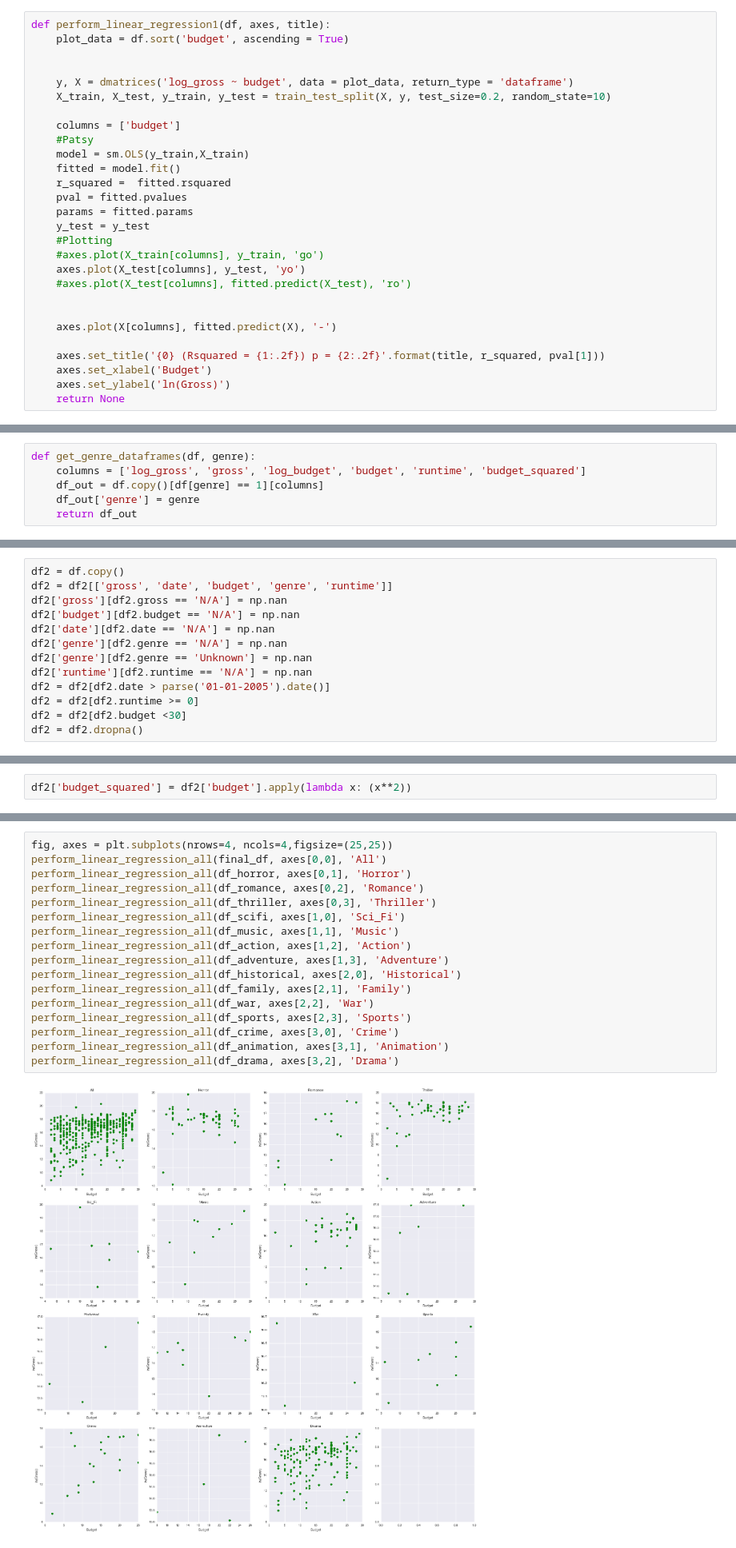
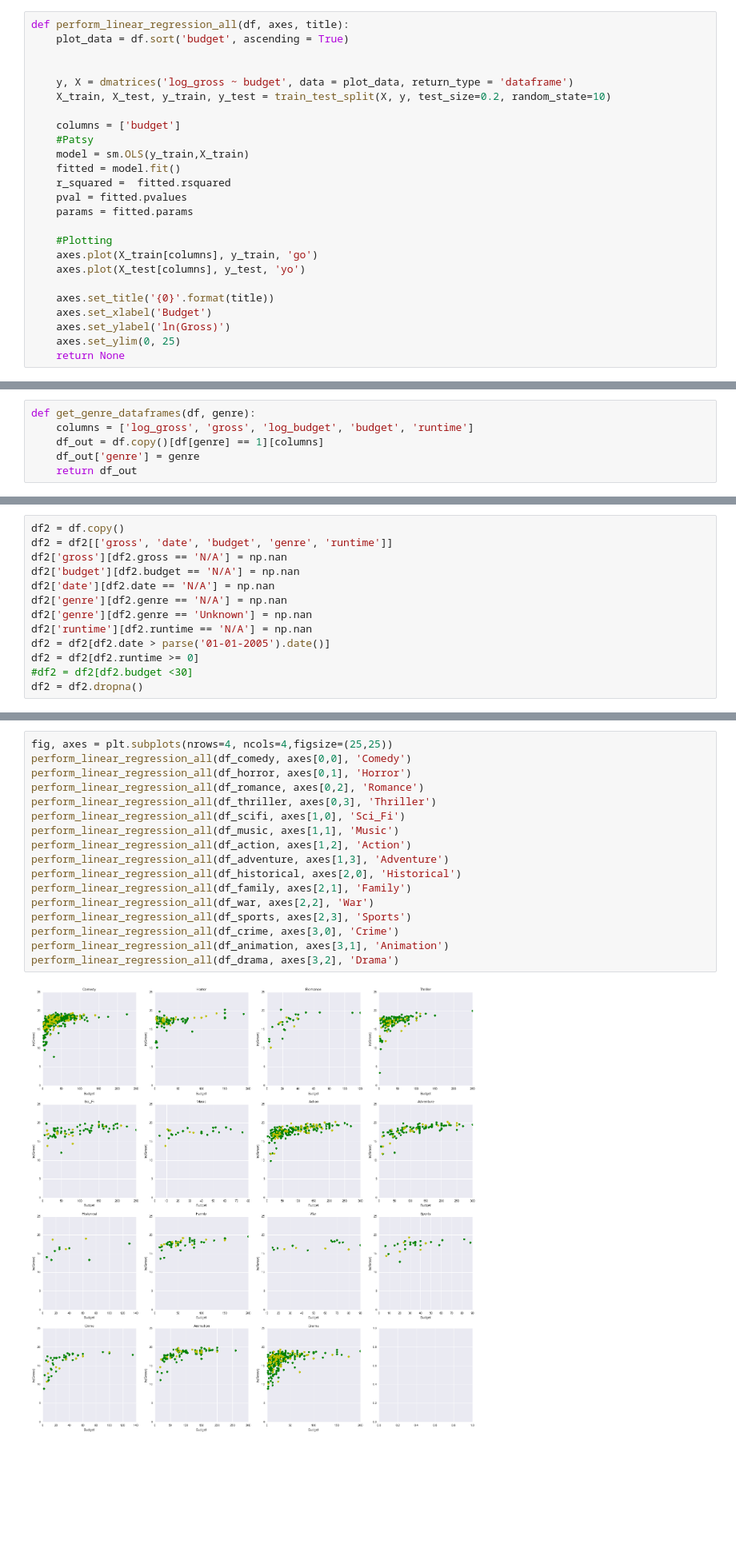
Before and after one commit to jkeung/Movies_Analysis, a Jupyter notebook: output/Movie_Analysis.ipynb, the cells around one changed output, grey strips where cells are left out. Shown at 80% size. Cells and saved outputs as stored; diff of their text form; blank space fills up the shorter version.

```diff
--- a/output/Movie_Analysis.ipynb
+++ b/output/Movie_Analysis.ipynb
@@ -49,6 +79,6 @@ def perform_linear_regression(df, axes, title):
     return None
 # %%
-def perform_linear_regression1(df, axes, title):
+def perform_linear_regression_all(df, axes, title):
     plot_data = df.sort('budget', ascending = True)
 
 
@@ -62,16 +92,13 @@ def perform_linear_regression1(df, axes, title):
     r_squared =  fitted.rsquared
     pval = fitted.pvalues
     params = fitted.params
-    y_test = y_test
+
     #Plotting
-    #axes.plot(X_train[columns], y_train, 'go')
+    axes.plot(X_train[columns], y_train, 'go')
     axes.plot(X_test[columns], y_test, 'yo')
-    #axes.plot(X_test[columns], fitted.predict(X_test), 'ro')
 
-
-    axes.plot(X[columns], fitted.predict(X), '-')
-
-    axes.set_title('{0} (Rsquared = {1:.2f}) p = {2:.2f}'.format(title, r_squared, pval[1]))
+    axes.set_title('{0}'.format(title))
     axes.set_xlabel('Budget')
     axes.set_ylabel('ln(Gross)')
+    axes.set_ylim(0, 25)
     return None
@@ -103,7 +107,7 @@ def create_genre_column(df, genre):
     return df['genre'].apply(lambda x: 1 if genre in x else 0)
 # %%
 def get_genre_dataframes(df, genre):
-    columns = ['log_gross', 'gross', 'log_budget', 'budget', 'runtime', 'budget_squared']
+    columns = ['log_gross', 'gross', 'log_budget', 'budget', 'runtime']
     df_out = df.copy()[df[genre] == 1][columns]
     df_out['genre'] = genre
     return df_out
@@ -130,7 +132,7 @@ df2['genre'][df2.genre == 'Unknown'] = np.nan
 df2['runtime'][df2.runtime == 'N/A'] = np.nan
 df2 = df2[df2.date > parse('01-01-2005').date()]
 df2 = df2[df2.runtime >= 0]
-df2 = df2[df2.budget <30]
+#df2 = df2[df2.budget <30]
 df2 = df2.dropna()
 # %% [markdown]
 For budget and gross, if data is missing, populate them with the mean of all the movies
@@ -158,5 +151,3 @@ df2['log_gross'].plot(ax = axes[1], kind = 'hist', title = 'ln(Gross) Histogram'
 df2['log_runtime'] = df2['runtime'].apply(lambda x: np.log(x))
 df2['log_budget'] = df2['budget'].apply(lambda x: np.log(x))
 df2['log_gross'] = df2['gross'].apply(lambda x: np.log(x))
-# %%
-df2['budget_squared'] = df2['budget'].apply(lambda x: (x**2))
@@ -288,21 +288,21 @@ temp.sort('Average Gross', ascending = False)
 # %%
 fig, axes = plt.subplots(nrows=4, ncols=4,figsize=(25,25))
-perform_linear_regression_all(final_df, axes[0,0], 'All')
+perform_linear_regression_all(df_comedy, axes[0,0], 'Comedy')
 perform_linear_regression_all(df_horror, axes[0,1], 'Horror')
 perform_linear_regression_all(df_romance, axes[0,2], 'Romance')
 perform_linear_regression_all(df_thriller, axes[0,3], 'Thriller')
 perform_linear_regression_all(df_scifi, axes[1,0], 'Sci_Fi')
 perform_linear_regression_all(df_music, axes[1,1], 'Music')
 perform_linear_regression_all(df_action, axes[1,2], 'Action')
 perform_linear_regression_all(df_adventure, axes[1,3], 'Adventure')
 perform_linear_regression_all(df_historical, axes[2,0], 'Historical')
 perform_linear_regression_all(df_family, axes[2,1], 'Family')
 perform_linear_regression_all(df_war, axes[2,2], 'War')
 perform_linear_regression_all(df_sports, axes[2,3], 'Sports')
 perform_linear_regression_all(df_crime, axes[3,0], 'Crime')
 perform_linear_regression_all(df_animation, axes[3,1], 'Animation')
 perform_linear_regression_all(df_drama, axes[3,2], 'Drama')
 # %% [output]
-[figure, old version]
+[figure, new version]
 # %%
 fig, axes = plt.subplots(nrows=4, ncols=4,figsize=(25,25))
```
Also changed, not shown: parts of 22 cells of this notebook.
